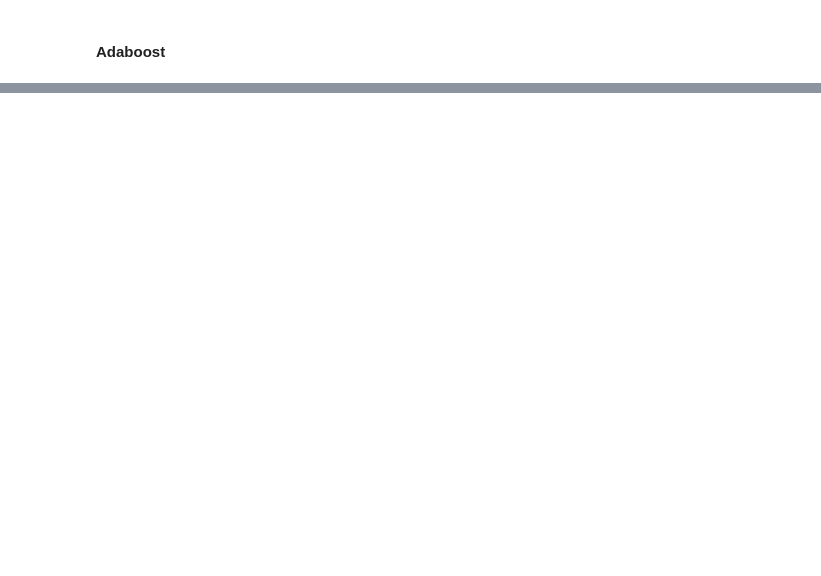
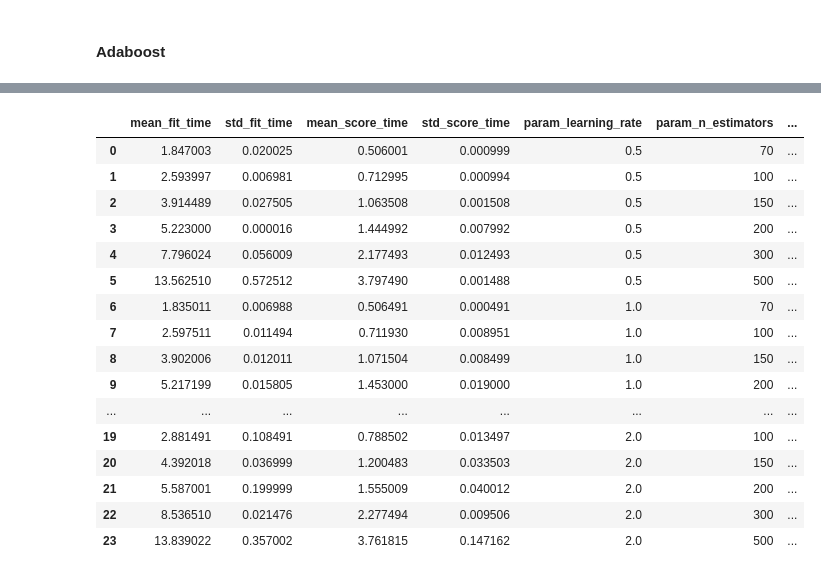
Before and after one commit to o-guilherme/IFSP-Proj-Sem2, a Jupyter notebook: Models Training.ipynb, the cells around one changed output, grey strips where cells are left out. Saved outputs shown, nothing was run; the diff lists cells and outputs as text; code cells hidden in the pictures; blank space fills up the shorter version.

```diff
--- a/Models Training.ipynb
+++ b/Models Training.ipynb
@@ -374 +451,18 @@ Random Forest - oversampled +-
 adaboost - smote-
+# %%
+ada_boost = AdaBoostClassifier(n_estimators = 500, learning_rate = 0.8, random_state = 1216)
+X, y = df_splitter(datasets['smoted-'])
+X_train, X_test, y_train, y_test = train_test_split(X, y, test_size=0.2, random_state=42)
+# %%
+# Grid search parameters
+n_estimators = np.array([70,100,150,200,300,500])
+learning_rate = np.array([0.5,1,1.5,2])
+values_grid = {'n_estimators': n_estimators, 'learning_rate': learning_rate}
+# %%
+gridDecisionTree = GridSearchCV(estimator = ada_boost,
+                                param_grid = values_grid,
+                                cv = 2, verbose = 3,
+                                scoring='accuracy',
+                                pre_dispatch=-1)
+# %%
+gridDecisionTree.fit(X_train, y_train);
@@ -374,0 +487,20 @@ adaboost - smote-
+# %%
+pd.DataFrame(gridDecisionTree.cv_results_)
+# %% [output]
+|  | mean_fit_time | std_fit_time | mean_score_time | std_score_time | param_learning_rate | param_n_estimators | ... |
+| 0 | 1.847003 | 0.020025 | 0.506001 | 0.000999 | 0.5 | 70 | ... |
+| 1 | 2.593997 | 0.006981 | 0.712995 | 0.000994 | 0.5 | 100 | ... |
+| 2 | 3.914489 | 0.027505 | 1.063508 | 0.001508 | 0.5 | 150 | ... |
+| 3 | 5.223000 | 0.000016 | 1.444992 | 0.007992 | 0.5 | 200 | ... |
+| 4 | 7.796024 | 0.056009 | 2.177493 | 0.012493 | 0.5 | 300 | ... |
+| 5 | 13.562510 | 0.572512 | 3.797490 | 0.001488 | 0.5 | 500 | ... |
+| 6 | 1.835011 | 0.006988 | 0.506491 | 0.000491 | 1.0 | 70 | ... |
+| 7 | 2.597511 | 0.011494 | 0.711930 | 0.008951 | 1.0 | 100 | ... |
+| 8 | 3.902006 | 0.012011 | 1.071504 | 0.008499 | 1.0 | 150 | ... |
+| 9 | 5.217199 | 0.015805 | 1.453000 | 0.019000 | 1.0 | 200 | ... |
+| ... | ... | ... | ... | ... | ... | ... | ... |
+| 19 | 2.881491 | 0.108491 | 0.788502 | 0.013497 | 2.0 | 100 | ... |
+| 20 | 4.392018 | 0.036999 | 1.200483 | 0.033503 | 2.0 | 150 | ... |
+| 21 | 5.587001 | 0.199999 | 1.555009 | 0.040012 | 2.0 | 200 | ... |
+| 22 | 8.536510 | 0.021476 | 2.277494 | 0.009506 | 2.0 | 300 | ... |
+| 23 | 13.839022 | 0.357002 | 3.761815 | 0.147162 | 2.0 | 500 | ... |
```
Also changed, not shown: parts of 31 cells of this notebook.
